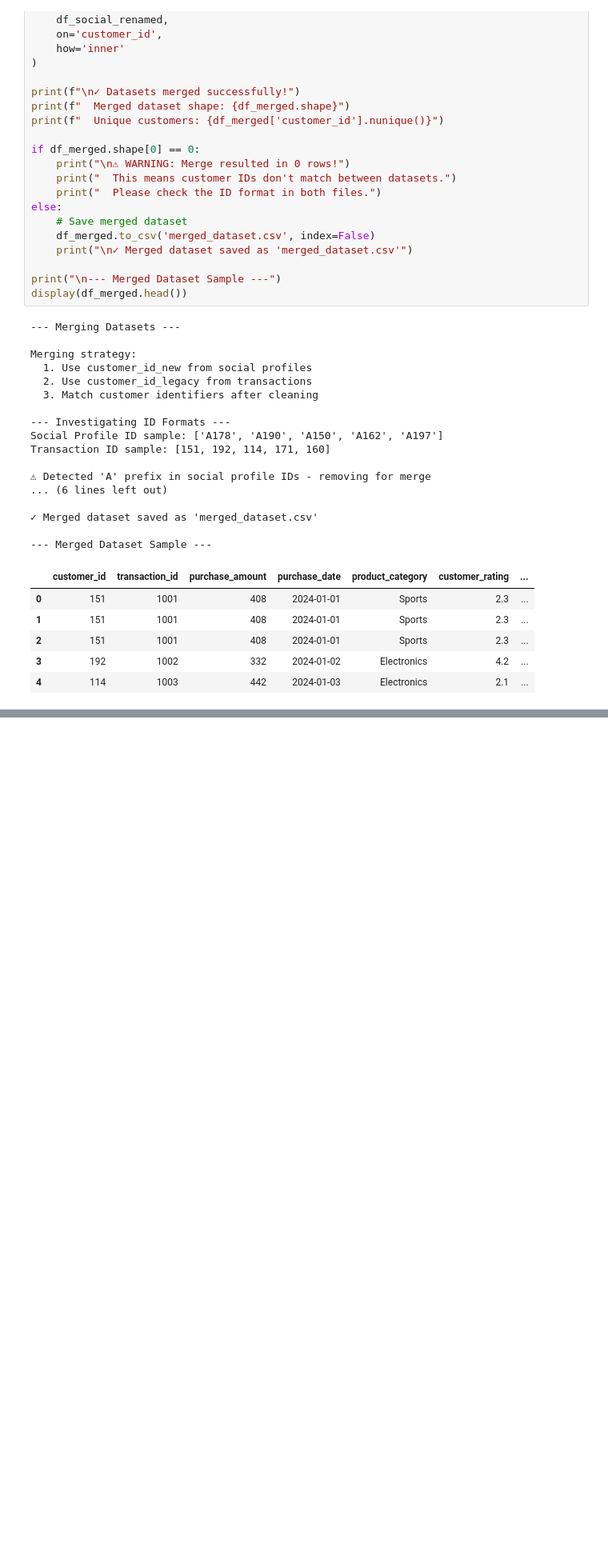
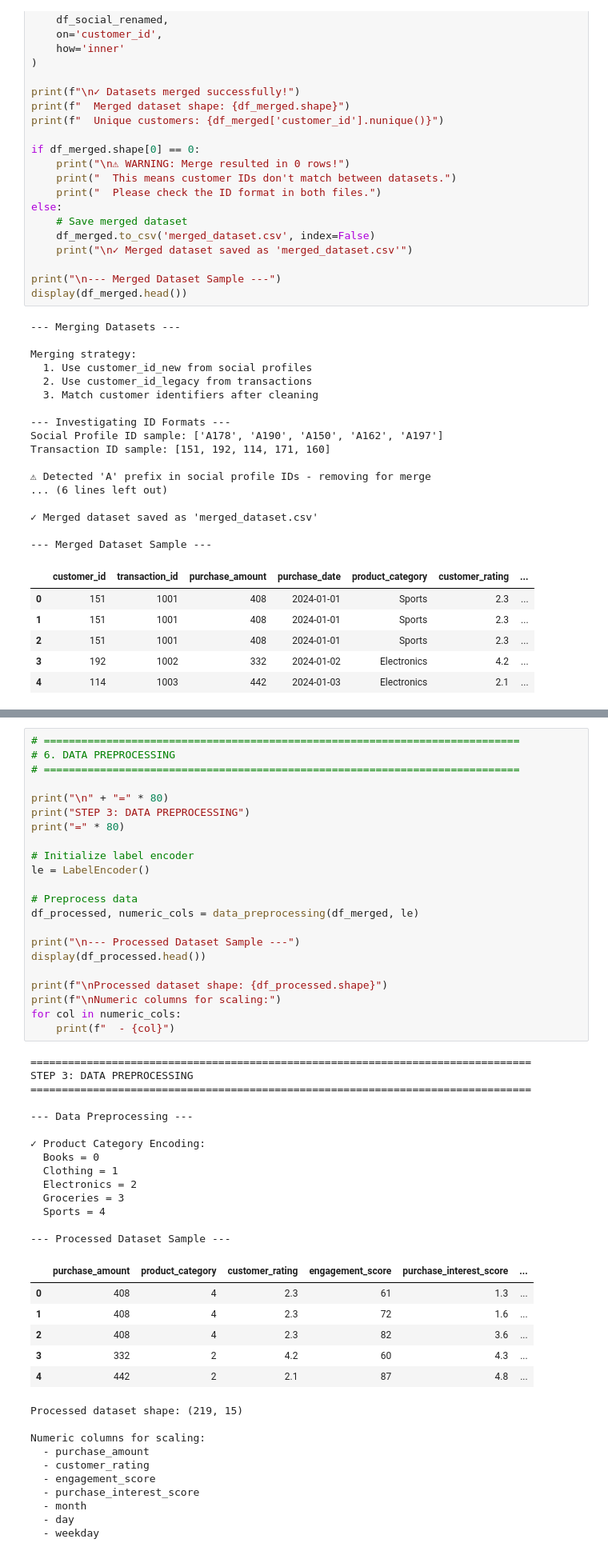
Before and after one commit to mugishasam123/echoFace, a Jupyter notebook: notebooks/Product_recommendation_model_notebook.ipynb, the cells around one changed output, grey strips where cells are left out. Shown: that part at 80% size. Saved outputs shown, nothing was run; the diff lists cells and outputs as text; blank space fills up the shorter version.

```diff
--- a/notebooks/Product_recommendation_model_notebook.ipynb
+++ b/notebooks/Product_recommendation_model_notebook.ipynb
@@ -272,0 +419,53 @@ Transaction ID sample: [151, 192, 114, 171, 160]
+# %%
+# ============================================================================
+# 6. DATA PREPROCESSING
+# ============================================================================
+
+print("\n" + "=" * 80)
+print("STEP 3: DATA PREPROCESSING")
+print("=" * 80)
+
+# Initialize label encoder
+le = LabelEncoder()
+
+# Preprocess data
+df_processed, numeric_cols = data_preprocessing(df_merged, le)
+
+print("\n--- Processed Dataset Sample ---")
+display(df_processed.head())
+
+print(f"\nProcessed dataset shape: {df_processed.shape}")
+print(f"\nNumeric columns for scaling:")
+for col in numeric_cols:
+    print(f"  - {col}")
+# %% [output]
+================================================================================
+STEP 3: DATA PREPROCESSING
+================================================================================
+
+--- Data Preprocessing ---
+
+✓ Product Category Encoding:
+  Books = 0
+  Clothing = 1
+  Electronics = 2
+  Groceries = 3
+  Sports = 4
+
+--- Processed Dataset Sample ---
+|  | purchase_amount | product_category | customer_rating | engagement_score | purchase_interest_score | ... |
+| 0 | 408 | 4 | 2.3 | 61 | 1.3 | ... |
+| 1 | 408 | 4 | 2.3 | 72 | 1.6 | ... |
+| 2 | 408 | 4 | 2.3 | 82 | 3.6 | ... |
+| 3 | 332 | 2 | 4.2 | 60 | 4.3 | ... |
+| 4 | 442 | 2 | 2.1 | 87 | 4.8 | ... |
+Processed dataset shape: (219, 15)
+
+Numeric columns for scaling:
+  - purchase_amount
+  - customer_rating
+  - engagement_score
+  - purchase_interest_score
+  - month
+  - day
+  - weekday
```
Also changed, not shown: parts of 8 cells of this notebook.
